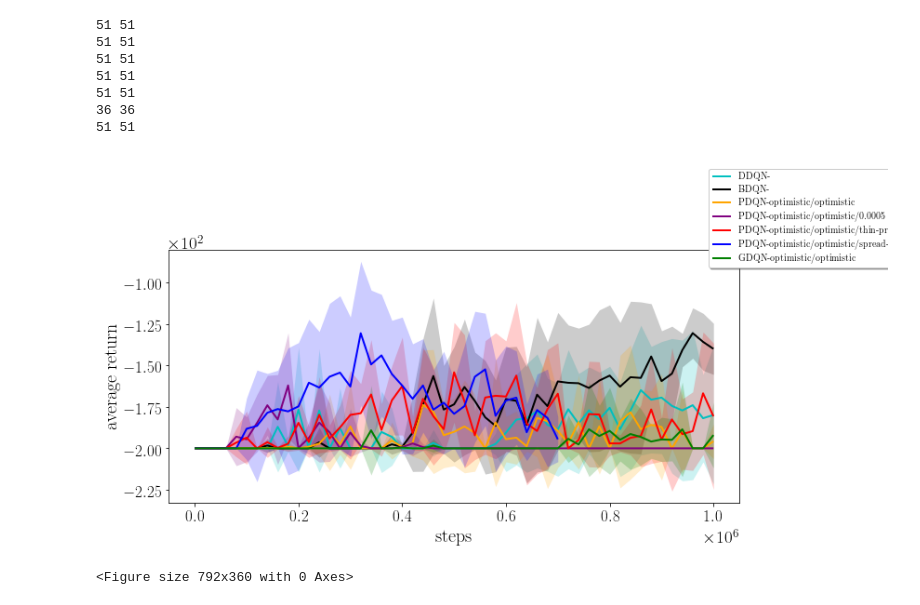
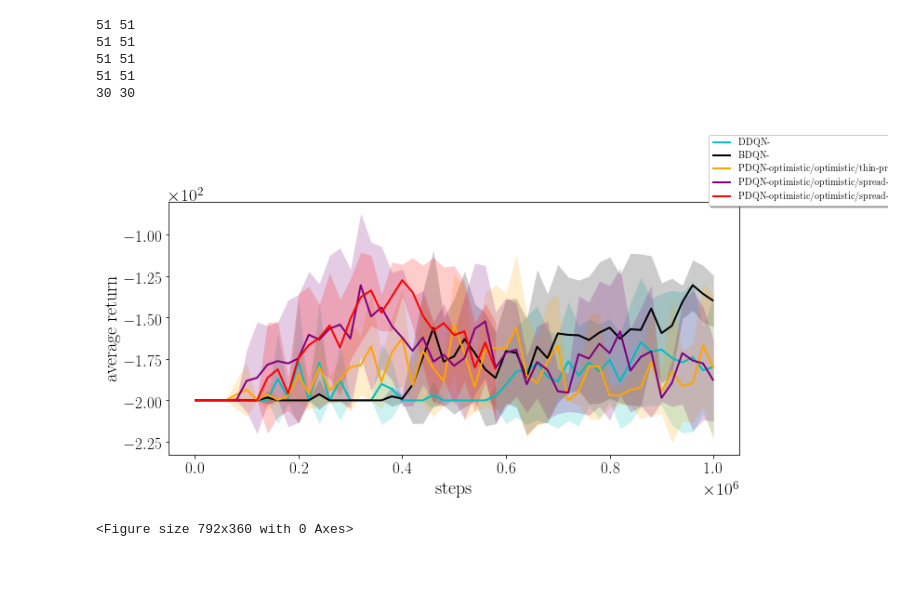
Before and after one commit to albertometelli/weightedDQN, a Jupyter notebook: dqn/atari/res_2/notebook.ipynb, the cells around one changed output. Drawn from its saved outputs; the diff is of its cells as text; code cells hidden in the pictures; blank space fills up the shorter version.

```diff
--- a/dqn/atari/res_2/notebook.ipynb
+++ b/dqn/atari/res_2/notebook.ipynb
@@ -103,11 +103,12 @@ def plot_ci(xs, ys, conf, n, xlabel=None, ylabel=None, label=None, ax=None, **kw
     return ax
 # %%
 environments = ['mountain']#'BankHeist','Asterix','Asteroids'
-algorithms = ['dqn','boot','particle','gaussian']#,,'boot'
+algorithms = ['dqn','boot','particle']#,,'boot'
 eval_freq = [2e4,1e3]
 #policies = [['weighted'],['weighted-gaussian'],['boot','weighted'],['eps-greedy', 'boltzmann']]
-updates = [[''],[''],['optimistic/optimistic','optimistic/optimistic/0.0005',
-                      'optimistic/optimistic/thin-prior','optimistic/optimistic/spread-4'],['optimistic/optimistic','max_mean'],['']]
+updates = [[''],[''],[
+                      'optimistic/optimistic/thin-prior','optimistic/optimistic/spread-4','optimistic/optimistic/spread-1'],
+           ['optimistic/optimistic','max_mean'],['']]
 alg_to_label={
         'particle':'PDQN',
         'gaussian':'GDQN',
@@ -183,35 +184,33 @@ for e,env in enumerate(environments):
                         legend_markers.append(markers[i])
                     print(min_rows,max_rows)
                     cum_reward_test = np.stack(res)
                     #print(cum_reward_test)
                     indexes = [i*subsample for i in range(len(timesteps) // subsample)]
 
 
                     ax = plot_ci(timesteps[indexes],cum_reward_test[:, indexes], conf,
                                 5, xlabel='steps', ylabel='average return', label=alg_to_label[alg]+"-"+u ,
                                  ax=ax, linewidth=2.0, linestyle=ls[0], color=col[i])
                     #ax.set_ylim(limits[e])
 
                     i += 1
     lgd=fig.legend(loc='center right',
                           ncol=1, fancybox=True, shadow=True,bbox_to_anchor=(1.1,1))
 
     fig.savefig(env+".pdf",format='pdf', bbox_inches='tight',bbox_extra_artists=(lgd,))
 
 fig = plt.figure(figsize=(11, 5))
 patches = [ mlines.Line2D([], [], color=legend_colors[i], marker=legend_markers[i],
                           label=legend_labels[i])  for i in range(len(legend_labels)) ]
 
 #lgd=fig.legend( patches, legend_labels, ncol=6,
 #           loc='center')
 #fig.savefig('atari-legend.pdf',format='pdf',bbox_extra_artists=(lgd,), bbox_inches='tight')
 # %% [output]
 51 51
 51 51
 51 51
 51 51
-51 51
-36 36
-51 51
+30 30
-[figure, old version]
+[figure, new version]
 <Figure size 792x360 with 0 Axes>
```
Also changed, not shown: 3 other files.
